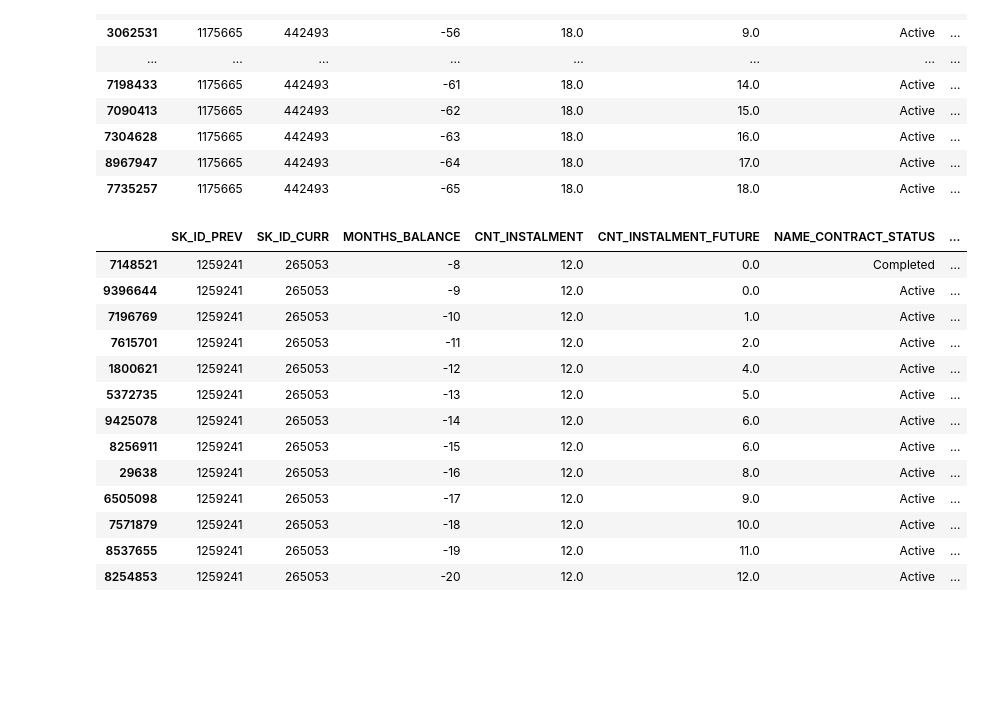
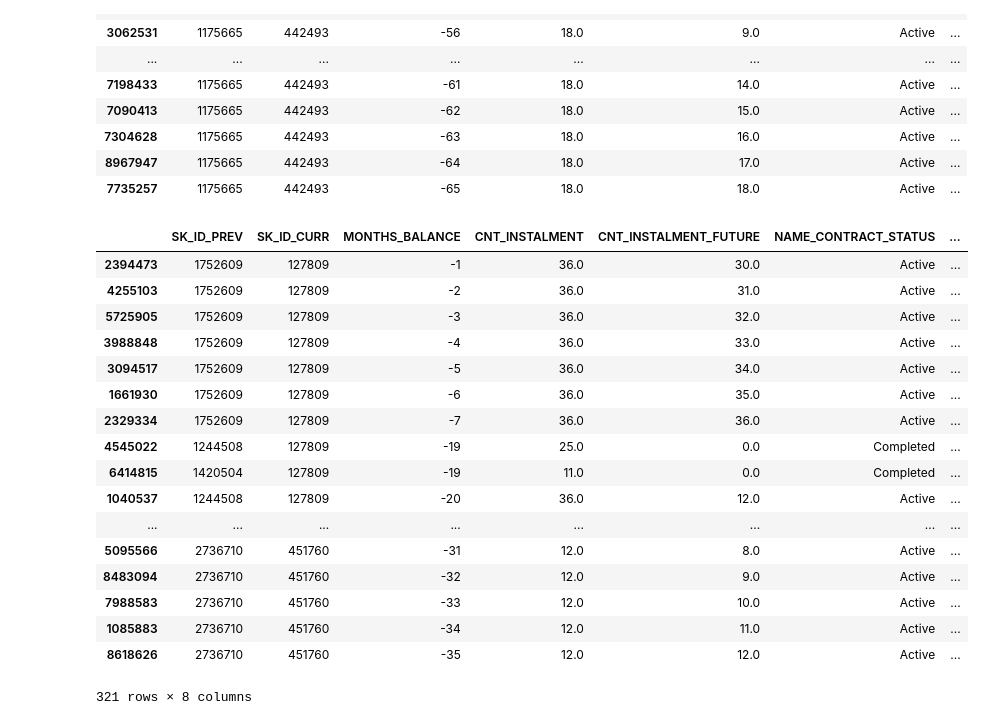
Before and after one commit to KazukiOnodera/Home-Credit-Default-Risk, a Jupyter notebook: py/EDA_004_POS_CASH_balance.ipynb, the cells around one changed output. Drawn from its saved outputs; the diff is of its cells as text; code cells hidden in the pictures; blank space fills up the shorter version.

```diff
--- a/py/EDA_004_POS_CASH_balance.ipynb
+++ b/py/EDA_004_POS_CASH_balance.ipynb
@@ -73,20 +55,24 @@ tmp
 | 8967947 | 1175665 | 442493 | -64 | 18.0 | 17.0 | Active | ... |
 | 7735257 | 1175665 | 442493 | -65 | 18.0 | 18.0 | Active | ... |
 # %%
-tmp = df[df.SK_ID_CURR==np.random.choice(ids)]
+tmp = df[df.SK_ID_CURR.isin(np.random.choice(ids, size=9))]
 tmp
 # %% [output]
 |  | SK_ID_PREV | SK_ID_CURR | MONTHS_BALANCE | CNT_INSTALMENT | CNT_INSTALMENT_FUTURE | NAME_CONTRACT_STATUS | ... |
-| 7148521 | 1259241 | 265053 | -8 | 12.0 | 0.0 | Completed | ... |
-| 9396644 | 1259241 | 265053 | -9 | 12.0 | 0.0 | Active | ... |
-| 7196769 | 1259241 | 265053 | -10 | 12.0 | 1.0 | Active | ... |
-| 7615701 | 1259241 | 265053 | -11 | 12.0 | 2.0 | Active | ... |
-| 1800621 | 1259241 | 265053 | -12 | 12.0 | 4.0 | Active | ... |
-| 5372735 | 1259241 | 265053 | -13 | 12.0 | 5.0 | Active | ... |
-| 9425078 | 1259241 | 265053 | -14 | 12.0 | 6.0 | Active | ... |
-| 8256911 | 1259241 | 265053 | -15 | 12.0 | 6.0 | Active | ... |
-| 29638 | 1259241 | 265053 | -16 | 12.0 | 8.0 | Active | ... |
-| 6505098 | 1259241 | 265053 | -17 | 12.0 | 9.0 | Active | ... |
-| 7571879 | 1259241 | 265053 | -18 | 12.0 | 10.0 | Active | ... |
-| 8537655 | 1259241 | 265053 | -19 | 12.0 | 11.0 | Active | ... |
-| 8254853 | 1259241 | 265053 | -20 | 12.0 | 12.0 | Active | ... |
+| 2394473 | 1752609 | 127809 | -1 | 36.0 | 30.0 | Active | ... |
+| 4255103 | 1752609 | 127809 | -2 | 36.0 | 31.0 | Active | ... |
+| 5725905 | 1752609 | 127809 | -3 | 36.0 | 32.0 | Active | ... |
+| 3988848 | 1752609 | 127809 | -4 | 36.0 | 33.0 | Active | ... |
+| 3094517 | 1752609 | 127809 | -5 | 36.0 | 34.0 | Active | ... |
+| 1661930 | 1752609 | 127809 | -6 | 36.0 | 35.0 | Active | ... |
+| 2329334 | 1752609 | 127809 | -7 | 36.0 | 36.0 | Active | ... |
+| 4545022 | 1244508 | 127809 | -19 | 25.0 | 0.0 | Completed | ... |
+| 6414815 | 1420504 | 127809 | -19 | 11.0 | 0.0 | Completed | ... |
+| 1040537 | 1244508 | 127809 | -20 | 36.0 | 12.0 | Active | ... |
+| ... | ... | ... | ... | ... | ... | ... | ... |
+| 5095566 | 2736710 | 451760 | -31 | 12.0 | 8.0 | Active | ... |
+| 8483094 | 2736710 | 451760 | -32 | 12.0 | 9.0 | Active | ... |
+| 7988583 | 2736710 | 451760 | -33 | 12.0 | 10.0 | Active | ... |
+| 1085883 | 2736710 | 451760 | -34 | 12.0 | 11.0 | Active | ... |
+| 8618626 | 2736710 | 451760 | -35 | 12.0 | 12.0 | Active | ... |
+321 rows × 8 columns
```
Also changed, not shown: parts of 23 cells of this notebook, 15 other files.
